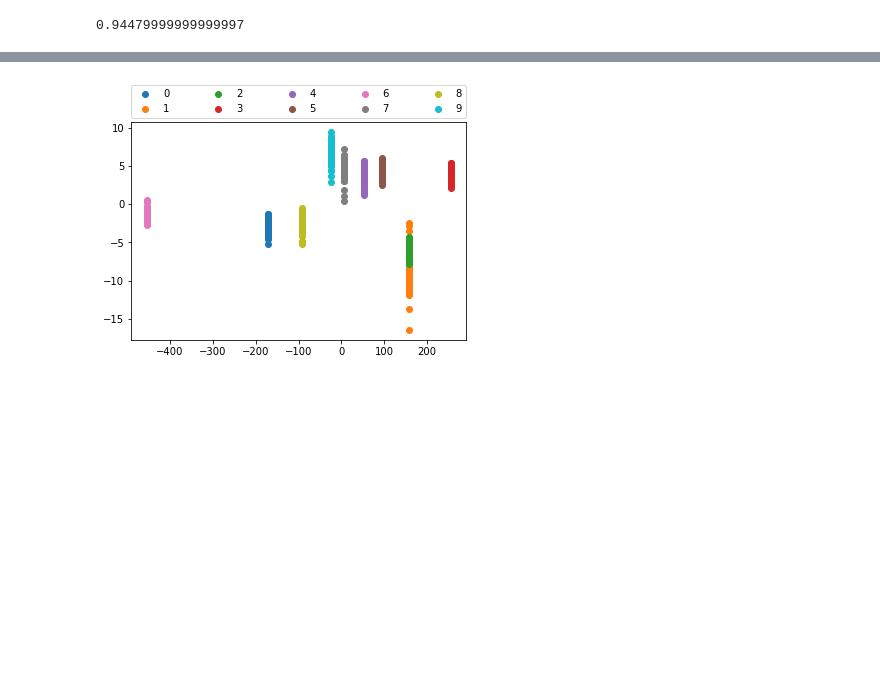
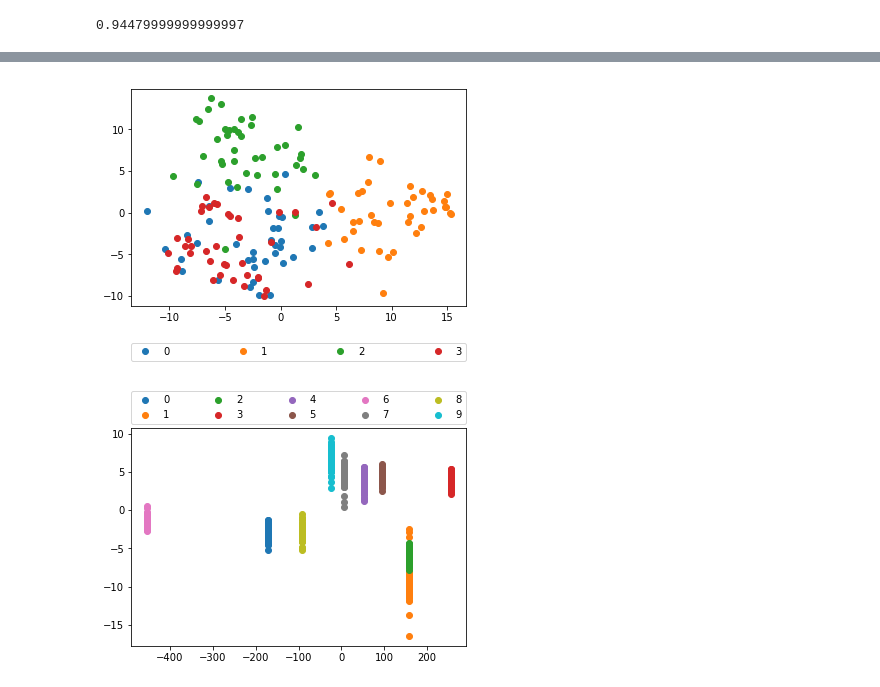
Before and after one commit to slipguru/sliding-ecoc, a Jupyter notebook: notebooks/testing_synthetic.ipynb, the cells around one changed output, grey strips where cells are left out. Saved outputs shown, nothing was run; the diff lists cells and outputs as text; code cells hidden in the pictures; blank space fills up the shorter version.

```diff
--- a/notebooks/testing_synthetic.ipynb
+++ b/notebooks/testing_synthetic.ipynb
@@ -33,10 +33,11 @@ y_train, y_test = y[train_index], y[test_index]
 reload(estimator)
 from sklearn.tree import DecisionTreeClassifier
 est = estimator.SlidingECOC(
-    LogisticRegression(), n_estimators_window=1000, window_size=5,
-    oob_score=True, code_size=2000, single_seed_features=True, circular_features=True, random_state=None,
-    n_estimators=None, stride=2, max_features=.9, max_samples=1.,
-    bootstrap_features=True, bootstrap=True, verbose=1, n_jobs=-1).fit(
+    LogisticRegression(), n_estimators_window=20, window_size=25,
+    oob_score=True, code_size=2000, single_seed_features=True, single_seed_samples=True,
+    circular_features=True, random_state=None,
+    n_estimators=None, stride=1, max_features=1., max_samples=.5,
+    bootstrap_features=False, bootstrap=False, verbose=1, n_jobs=-1).fit(
         X_train, y_train)
 encoding = est.encode(X_train)
 # %% [output]
@@ -95,3 +133,7 @@ encoding.shape
+# %%
+visualise(encoding, y_train)
+# %% [output]
+[figure, added]
 # %%
 visualise(encoding, y_train_small, "encoding")
 # %%
```
Also changed, not shown: parts of 11 cells of this notebook, 1 other file.
